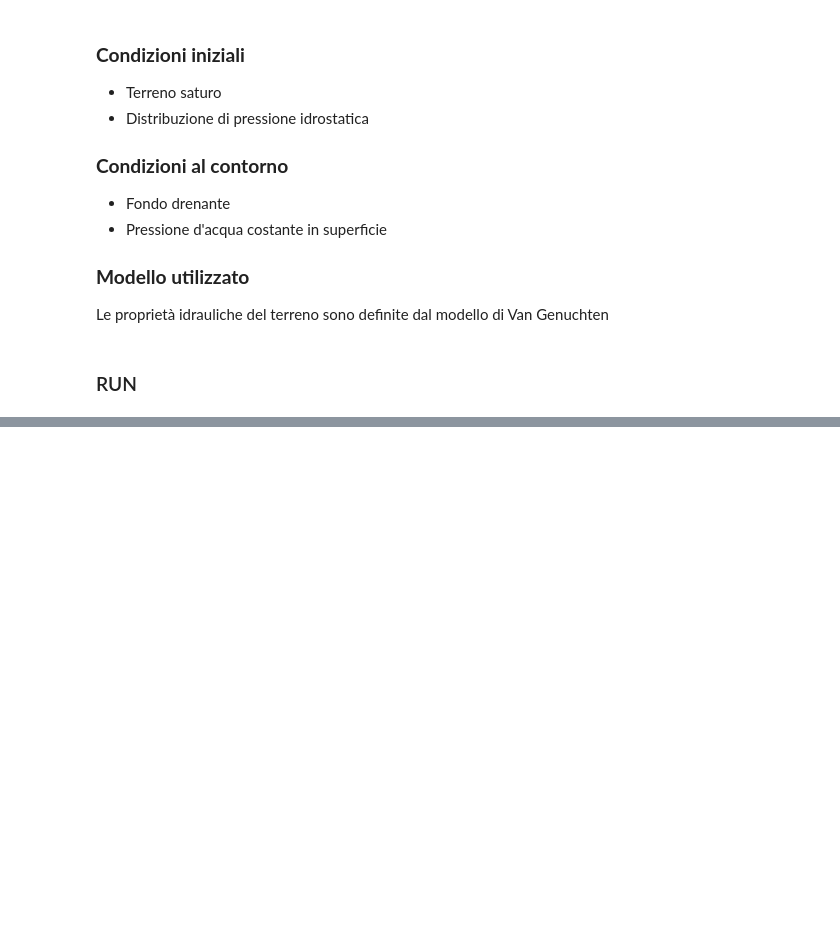
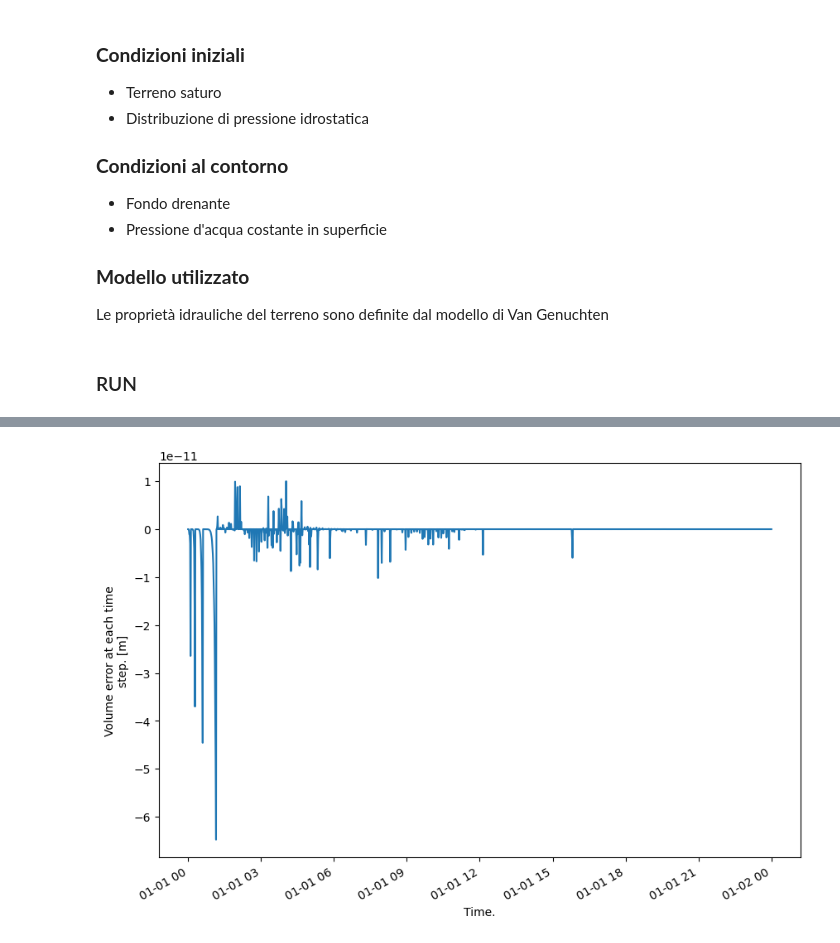
Before and after one commit to Fakkin/WHETGEO1D_Idrologia_21_22, a Jupyter notebook: Jupyter_Notebook/Terreno1.ipynb, the cells around one changed output, grey strips where cells are left out. Saved outputs shown, nothing was run; the diff lists cells and outputs as text; code cells hidden in the pictures; blank space fills up the shorter version.

```diff
--- a/Jupyter_Notebook/Terreno1.ipynb
+++ b/Jupyter_Notebook/Terreno1.ipynb
@@ -150,0 +187,11 @@ IC
+# %%
+ds = xr.open_dataset(project_path + '/output/E1_Output_0000.nc')
+# %%
+import matplotlib as mpl
+mpl.rcParams.update(mpl.rcParamsDefault)
+# %%
+fig, ax = plt.subplots(1, 1, figsize=(10, 10/1.618))
+ds.error.plot(ax=ax)
+plt.show()
+# %% [output]
+[figure, added]
```
Also changed, not shown: parts of 10 cells of this notebook, 7 other files.
